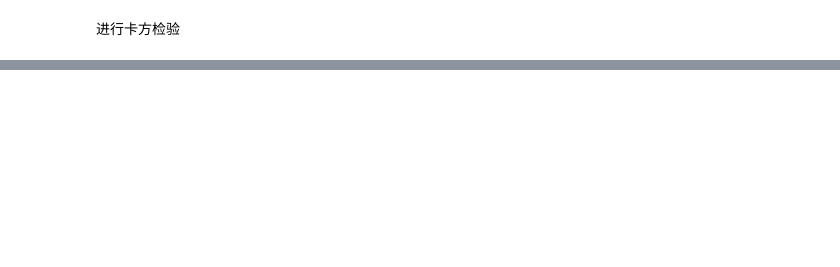
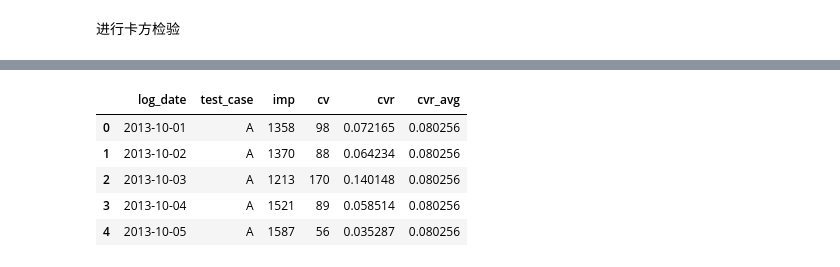
Before and after one commit to Modo0202/DataAnalysisPractice, a Jupyter notebook: ch05.ipynb, the cells around one changed output, grey strips where cells are left out. Cells and saved outputs as stored; diff of their text form; code cells hidden in the pictures; blank space fills up the shorter version.

```diff
--- a/ch05.ipynb
+++ b/ch05.ipynb
@@ -38,0 +66,12 @@ stats.chisquare(tab)
+# %%
+## 算出每天每个测试用例的点击率
+cvr_avg = (ab_test_imp_summary.groupby('test_case')['cv'].sum() / ab_test_imp_summary.groupby('test_case')['imp'].sum()).rename('cvr_avg').reset_index()
+ab_test_imp_summary = ab_test_imp_summary.merge(cvr_avg, how='inner', on='test_case')
+ab_test_imp_summary.head()
+# %% [output]
+|  | log_date | test_case | imp | cv | cvr | cvr_avg |
+| 0 | 2013-10-01 | A | 1358 | 98 | 0.072165 | 0.080256 |
+| 1 | 2013-10-02 | A | 1370 | 88 | 0.064234 | 0.080256 |
+| 2 | 2013-10-03 | A | 1213 | 170 | 0.140148 | 0.080256 |
+| 3 | 2013-10-04 | A | 1521 | 89 | 0.058514 | 0.080256 |
+| 4 | 2013-10-05 | A | 1587 | 56 | 0.035287 | 0.080256 |
```
Also changed, not shown: parts of 11 cells of this notebook, 3 other files.
